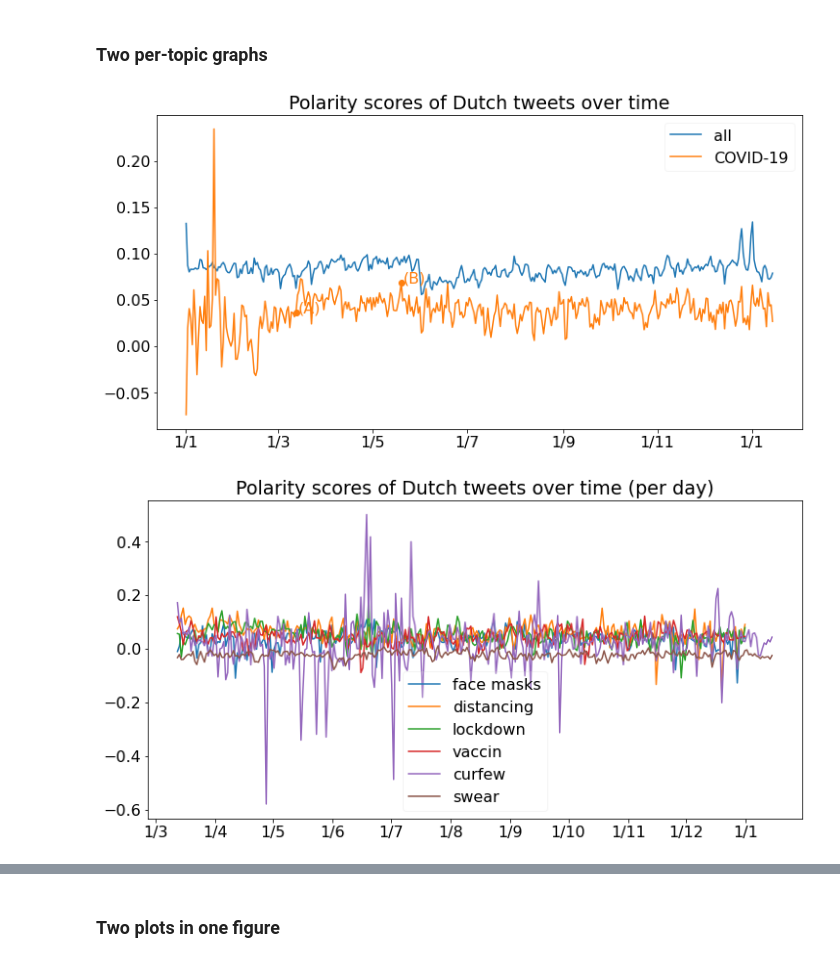
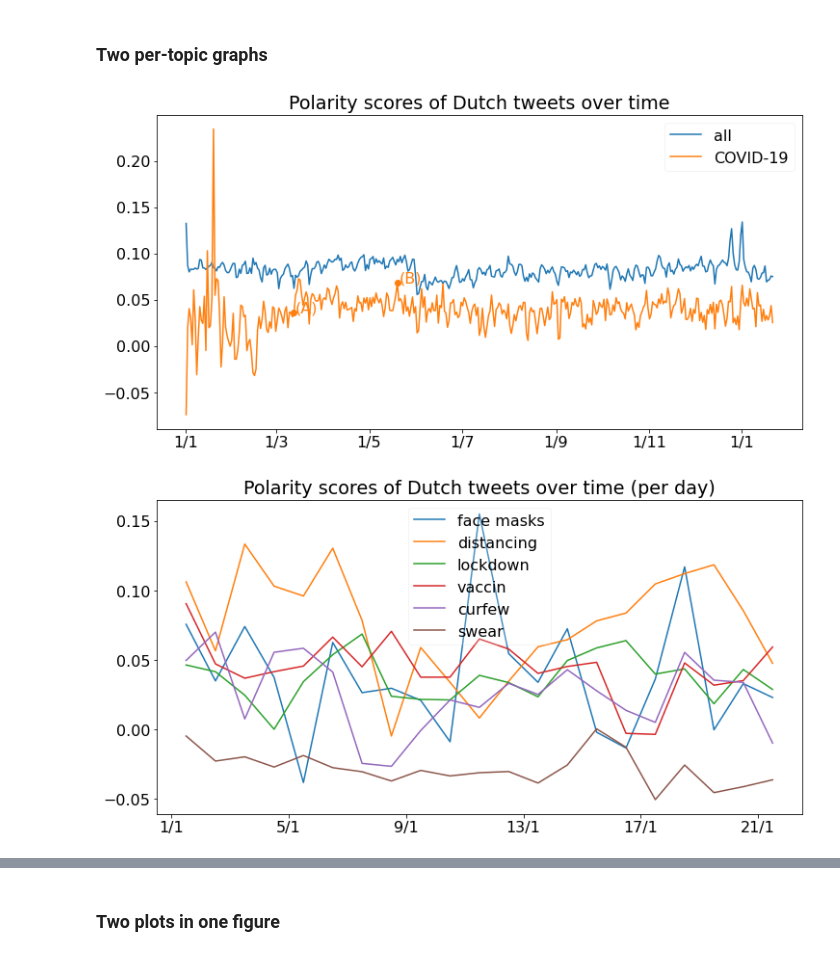
Before and after one commit to puregome/notebooks, a Jupyter notebook: sentiment-pattern.ipynb, the cells around one changed output, grey strips where cells are left out. Saved outputs shown, nothing was run; the diff lists cells and outputs as text; code cells hidden in the pictures.

Commit message:
included data new week

```diff
--- a/sentiment-pattern.ipynb
+++ b/sentiment-pattern.ipynb
@@ -278,5 +278,5 @@ QUERYTOPIC = "lockdown|lock.down"
 
 sentimentPerHourLockdown = getSentimentPerHourQuery(DATADIRECTORYALL,QUERYTOPIC,filePattern="2020*",\
                                                     dataDirectorySentTopic=f"../data/{DATASOURCE}/sentiment-lockdown/",\
-                                                    dataDirectoryText=DATADIRECTORYTEXT,computeMissing=False)
+                                                    dataDirectoryText=DATADIRECTORYTEXT,computeMissing=True)
 # %% [output]
@@ -286,5 +286,5 @@ QUERYTOPIC = "vaccin"
 
 sentimentPerHourVaccin = getSentimentPerHourQuery(DATADIRECTORYALL, QUERYTOPIC,filePattern="2020*",\
                                                   dataDirectorySentTopic=f"../data/{DATASOURCE}/sentiment-vaccin/",\
-                                                  dataDirectoryText=DATADIRECTORYTEXT, computeMissing=False)
+                                                  dataDirectoryText=DATADIRECTORYTEXT, computeMissing=True)
 # %% [output]
@@ -300,5 +300,5 @@ sentimentPerHourCurfew = getSentimentPerHourQuery(DATADIRECTORYALL,
                                                   filePattern="2020*",
                                                   dataDirectorySentTopic=DIRTOPIC,
                                                   dataDirectoryText=DATADIRECTORYTEXT,
-                                                  computeMissing=False)
+                                                  computeMissing=True)
 # %% [output]
@@ -316,5 +316,5 @@ sentimentPerHourSwear = getSentimentPerHourQuery(DATADIRECTORYALL,
                                                  filePattern="2020*",
                                                  dataDirectorySentTopic=DIRTOPIC,
                                                  dataDirectoryText=DATADIRECTORYTEXT,
-                                                 computeMissing=False)
+                                                 computeMissing=True)
 # %% [output]
@@ -502,24 +502,25 @@ show_dates_higher_covid_sentiment()
 # %%
 highlightPaper = ["20200312-12","20200519-12"]
 annotatePaper = [("20200312-12","20200313-12","(A)"),
                  ("20200519-12","20200520-12","(B)")]
+STARTDATE = "20210101-12"
 
 dummy = visualizeSentiment([
             {DATA:sentimentPerDay,LABEL:"all",HIGHLIGHT:[],HIGHLIGHTLABEL:"",ANNOTATE:[]},
             {DATA:sentimentPerDayTopic,LABEL:"COVID-19",HIGHLIGHT:highlightPaper,HIGHLIGHTLABEL:"",ANNOTATE:annotatePaper}],
             title=DEFAULTTITLE)
 dummy = visualizeSentiment([
-            {DATA:sentimentPerDayMondkapje,LABEL:"face masks",HIGHLIGHT:"",HIGHLIGHTLABEL:"",ANNOTATE:""},
-            {DATA:sentimentPerDayDistance,LABEL:"distancing",HIGHLIGHT:"",HIGHLIGHTLABEL:"",ANNOTATE:""},
-            {DATA:sentimentPerDayLockdown,LABEL:"lockdown",HIGHLIGHT:"",HIGHLIGHTLABEL:"",ANNOTATE:""},
-            {DATA:sentimentPerDayVaccin,LABEL:"vaccin",HIGHLIGHT:"",HIGHLIGHTLABEL:"",ANNOTATE:""},
-            {DATA:sentimentPerDayCurfew,LABEL:"curfew",HIGHLIGHT:"",HIGHLIGHTLABEL:"",ANNOTATE:""},
-            {DATA:sentimentPerDaySwear,LABEL:"swear",HIGHLIGHT:"",HIGHLIGHTLABEL:"",ANNOTATE:""},
+            {DATA:{k:sentimentPerDayMondkapje[k] for k in sentimentPerDayMondkapje if k >= STARTDATE},LABEL:"face masks",HIGHLIGHT:"",HIGHLIGHTLABEL:"",ANNOTATE:""},
+            {DATA:{k:sentimentPerDayDistance[k] for k in sentimentPerDayDistance if k >= STARTDATE},LABEL:"distancing",HIGHLIGHT:"",HIGHLIGHTLABEL:"",ANNOTATE:""},
+            {DATA:{k:sentimentPerDayLockdown[k] for k in sentimentPerDayLockdown if k >= STARTDATE},LABEL:"lockdown",HIGHLIGHT:"",HIGHLIGHTLABEL:"",ANNOTATE:""},
+            {DATA:{k:sentimentPerDayVaccin[k] for k in sentimentPerDayVaccin if k >= STARTDATE},LABEL:"vaccin",HIGHLIGHT:"",HIGHLIGHTLABEL:"",ANNOTATE:""},
+            {DATA:{k:sentimentPerDayCurfew[k] for k in sentimentPerDayCurfew if k >= STARTDATE},LABEL:"curfew",HIGHLIGHT:"",HIGHLIGHTLABEL:"",ANNOTATE:""},
+            {DATA:{k:sentimentPerDaySwear[k] for k in sentimentPerDaySwear if k >= STARTDATE},LABEL:"swear",HIGHLIGHT:"",HIGHLIGHTLABEL:"",ANNOTATE:""},
             ],
             title=DEFAULTTITLE+" (per day)")
 # %% [output]
-[figure, old version]
+[figure, new version]
-[figure, old version]
+[figure, new version]
 # %%
 def movingAverage(sentiment_per_day,size):
     sentiment_per_day_items = list(sentiment_per_day.items())
```
Also changed, not shown: parts of 15 cells of this notebook, 1 other file.
